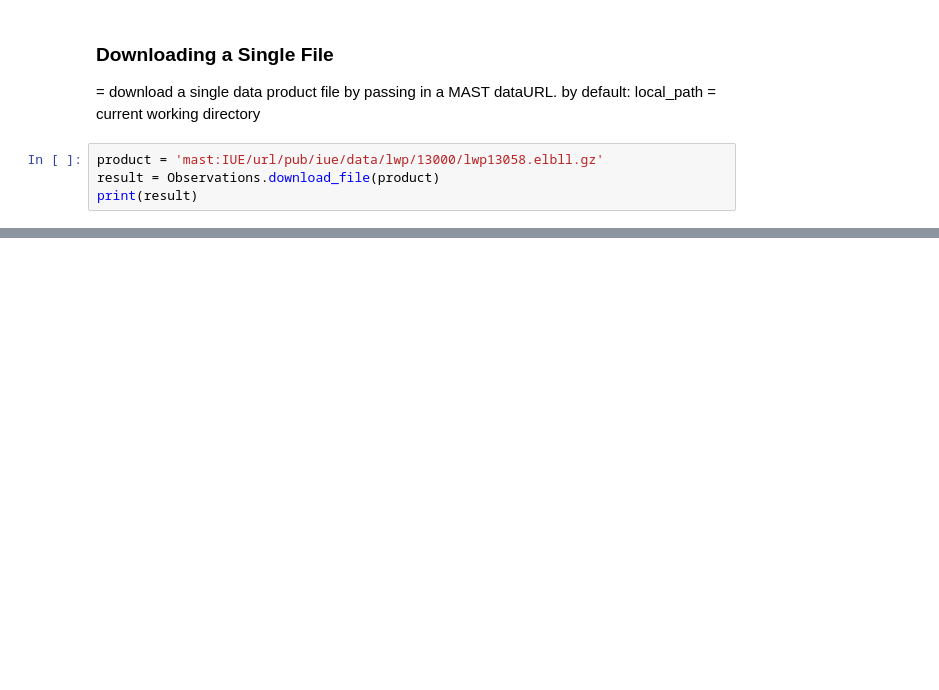
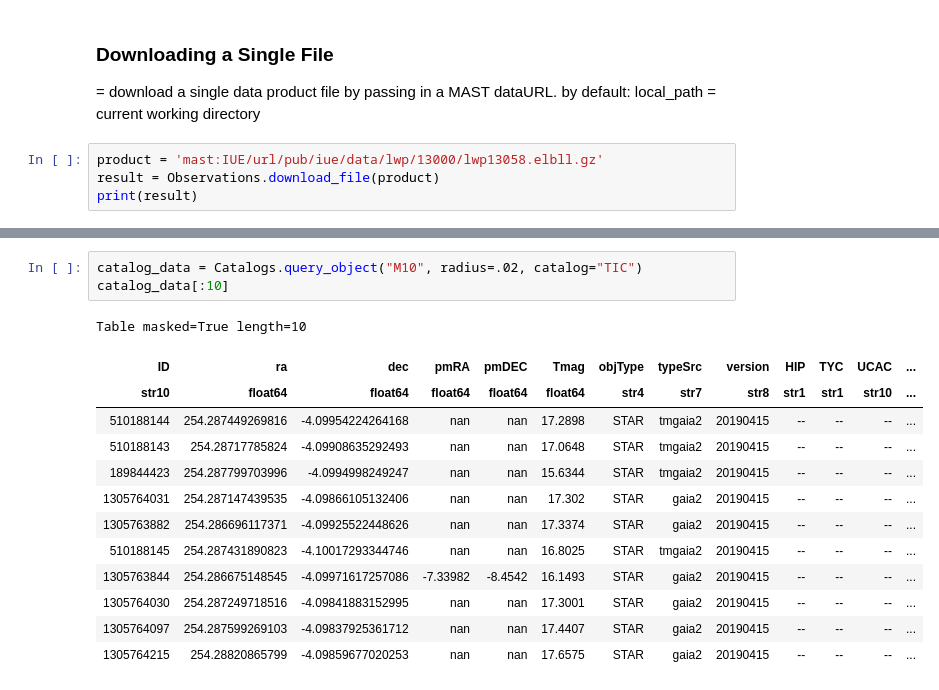
Before and after one commit to DerrickDDInAI/astro, a Jupyter notebook: core/tutorials/mast_query.ipynb, the cells around one changed output, grey strips where cells are left out. Cells and saved outputs as stored; diff of their text form; blank space fills up the shorter version.

```diff
--- a/core/tutorials/mast_query.ipynb
+++ b/core/tutorials/mast_query.ipynb
@@ -278,0 +331,17 @@ catalogs currently available:
+# %%
+catalog_data = Catalogs.query_object("M10", radius=.02, catalog="TIC")
+catalog_data[:10]
+# %% [output]
+Table masked=True length=10
+| ID | ra | dec | pmRA | pmDEC | Tmag | objType | typeSrc | version | HIP | TYC | UCAC | ... |
+| str10 | float64 | float64 | float64 | float64 | float64 | str4 | str7 | str8 | str1 | str1 | str10 | ... |
+| 510188144 | 254.287449269816 | -4.09954224264168 | nan | nan | 17.2898 | STAR | tmgaia2 | 20190415 | -- | -- | -- | ... |
+| 510188143 | 254.28717785824 | -4.09908635292493 | nan | nan | 17.0648 | STAR | tmgaia2 | 20190415 | -- | -- | -- | ... |
+| 189844423 | 254.287799703996 | -4.0994998249247 | nan | nan | 15.6344 | STAR | tmgaia2 | 20190415 | -- | -- | -- | ... |
+| 1305764031 | 254.287147439535 | -4.09866105132406 | nan | nan | 17.302 | STAR | gaia2 | 20190415 | -- | -- | -- | ... |
+| 1305763882 | 254.286696117371 | -4.09925522448626 | nan | nan | 17.3374 | STAR | gaia2 | 20190415 | -- | -- | -- | ... |
+| 510188145 | 254.287431890823 | -4.10017293344746 | nan | nan | 16.8025 | STAR | tmgaia2 | 20190415 | -- | -- | -- | ... |
+| 1305763844 | 254.286675148545 | -4.09971617257086 | -7.33982 | -8.4542 | 16.1493 | STAR | gaia2 | 20190415 | -- | -- | -- | ... |
+| 1305764030 | 254.287249718516 | -4.09841883152995 | nan | nan | 17.3001 | STAR | gaia2 | 20190415 | -- | -- | -- | ... |
+| 1305764097 | 254.287599269103 | -4.09837925361712 | nan | nan | 17.4407 | STAR | gaia2 | 20190415 | -- | -- | -- | ... |
+| 1305764215 | 254.28820865799 | -4.09859677020253 | nan | nan | 17.6575 | STAR | gaia2 | 20190415 | -- | -- | -- | ... |
```
Also changed, not shown: parts of 20 cells of this notebook, 2 other files.
